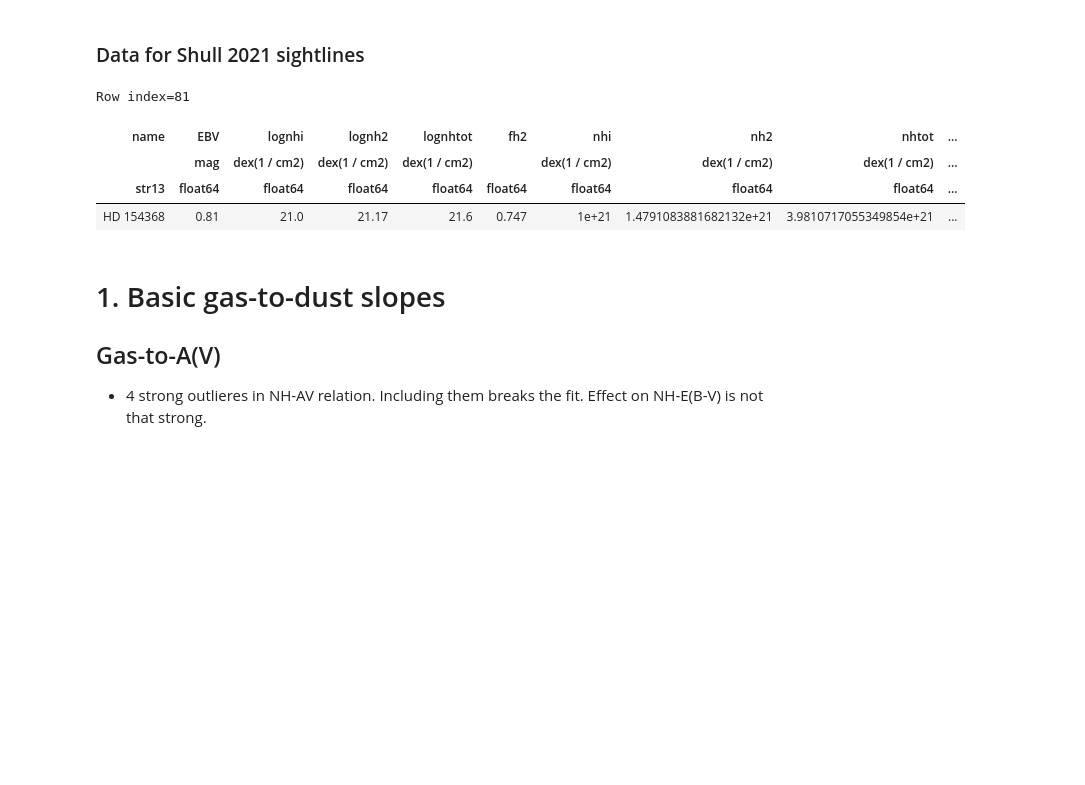
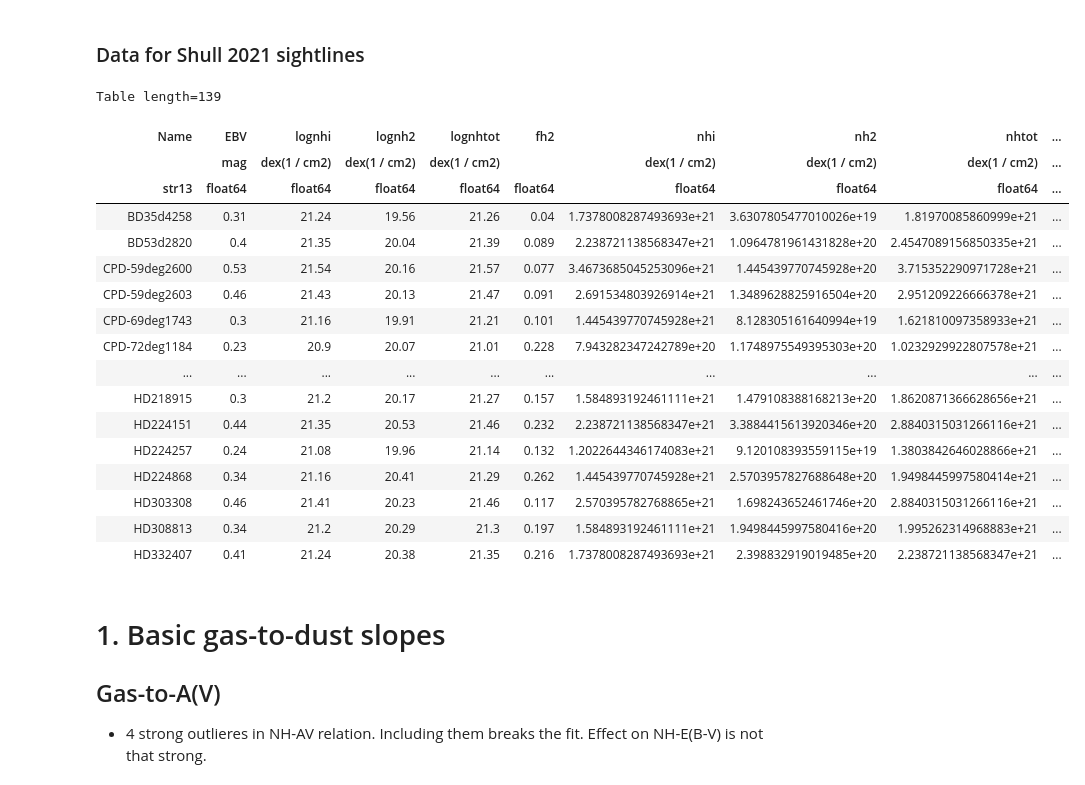
Before and after one commit to drvdputt/dust_fuse_h2, a Jupyter notebook: interesting_plots.ipynb, the cells around one changed output. Saved outputs shown, nothing was run; the diff lists cells and outputs as text; code cells hidden in the pictures; blank space fills up the shorter version.

```diff
--- a/interesting_plots.ipynb
+++ b/interesting_plots.ipynb
@@ -85,15 +89,28 @@ Table length=83
 # %%
 data_shull = get_shull2021()
 data_shull
 import numpy as np
 i = np.argmax(data_shull['fh2'])
-data_shull[i]
+data_shull
 # %% [output]
-Row index=81
+Table length=139
-| name | EBV | lognhi | lognh2 | lognhtot | fh2 | nhi | nh2 | nhtot | ... |
+| Name | EBV | lognhi | lognh2 | lognhtot | fh2 | nhi | nh2 | nhtot | ... |
 |  | mag | dex(1 / cm2) | dex(1 / cm2) | dex(1 / cm2) |  | dex(1 / cm2) | dex(1 / cm2) | dex(1 / cm2) | ... |
 | str13 | float64 | float64 | float64 | float64 | float64 | float64 | float64 | float64 | ... |
-| HD 154368 | 0.81 | 21.0 | 21.17 | 21.6 | 0.747 | 1e+21 | 1.4791083881682132e+21 | 3.9810717055349854e+21 | ... |
+| BD35d4258 | 0.31 | 21.24 | 19.56 | 21.26 | 0.04 | 1.7378008287493693e+21 | 3.6307805477010026e+19 | 1.81970085860999e+21 | ... |
+| BD53d2820 | 0.4 | 21.35 | 20.04 | 21.39 | 0.089 | 2.238721138568347e+21 | 1.0964781961431828e+20 | 2.4547089156850335e+21 | ... |
+| CPD-59deg2600 | 0.53 | 21.54 | 20.16 | 21.57 | 0.077 | 3.4673685045253096e+21 | 1.445439770745928e+20 | 3.715352290971728e+21 | ... |
+| CPD-59deg2603 | 0.46 | 21.43 | 20.13 | 21.47 | 0.091 | 2.691534803926914e+21 | 1.3489628825916504e+20 | 2.951209226666378e+21 | ... |
+| CPD-69deg1743 | 0.3 | 21.16 | 19.91 | 21.21 | 0.101 | 1.445439770745928e+21 | 8.128305161640994e+19 | 1.621810097358933e+21 | ... |
+| CPD-72deg1184 | 0.23 | 20.9 | 20.07 | 21.01 | 0.228 | 7.943282347242789e+20 | 1.1748975549395303e+20 | 1.0232929922807578e+21 | ... |
+| ... | ... | ... | ... | ... | ... | ... | ... | ... | ... |
+| HD218915 | 0.3 | 21.2 | 20.17 | 21.27 | 0.157 | 1.584893192461111e+21 | 1.479108388168213e+20 | 1.8620871366628656e+21 | ... |
+| HD224151 | 0.44 | 21.35 | 20.53 | 21.46 | 0.232 | 2.238721138568347e+21 | 3.3884415613920346e+20 | 2.8840315031266116e+21 | ... |
+| HD224257 | 0.24 | 21.08 | 19.96 | 21.14 | 0.132 | 1.2022644346174083e+21 | 9.120108393559115e+19 | 1.3803842646028866e+21 | ... |
+| HD224868 | 0.34 | 21.16 | 20.41 | 21.29 | 0.262 | 1.445439770745928e+21 | 2.5703957827688648e+20 | 1.9498445997580414e+21 | ... |
+| HD303308 | 0.46 | 21.41 | 20.23 | 21.46 | 0.117 | 2.570395782768865e+21 | 1.698243652461746e+20 | 2.8840315031266116e+21 | ... |
+| HD308813 | 0.34 | 21.2 | 20.29 | 21.3 | 0.197 | 1.584893192461111e+21 | 1.9498445997580416e+20 | 1.995262314968883e+21 | ... |
+| HD332407 | 0.41 | 21.24 | 20.38 | 21.35 | 0.216 | 1.7378008287493693e+21 | 2.398832919019485e+20 | 2.238721138568347e+21 | ... |
 # %% [markdown]
 # 1. Basic gas-to-dust slopes
 ## Gas-to-A(V)
```
Also changed, not shown: parts of 26 cells of this notebook, 2 other files.
